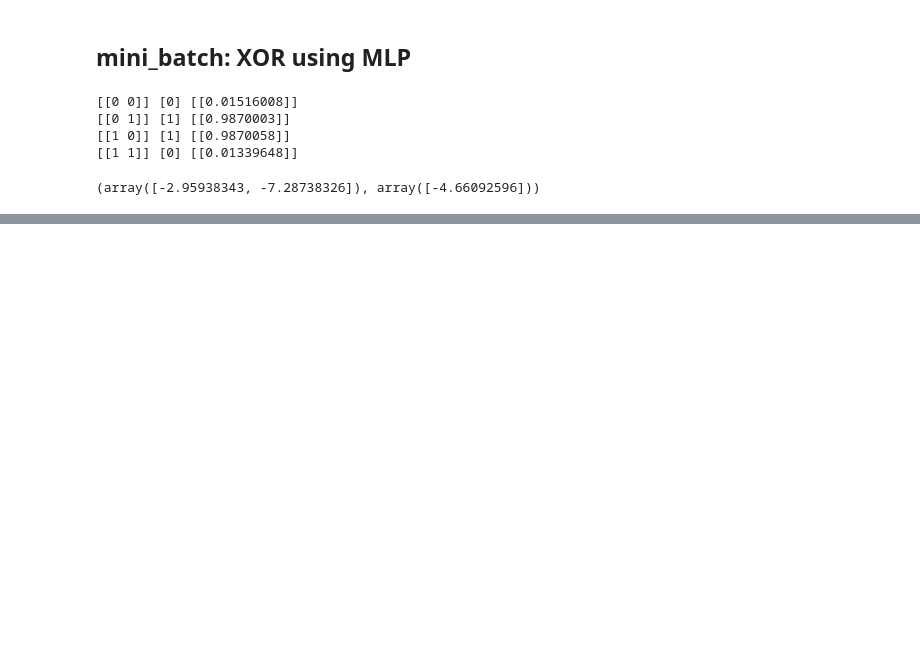
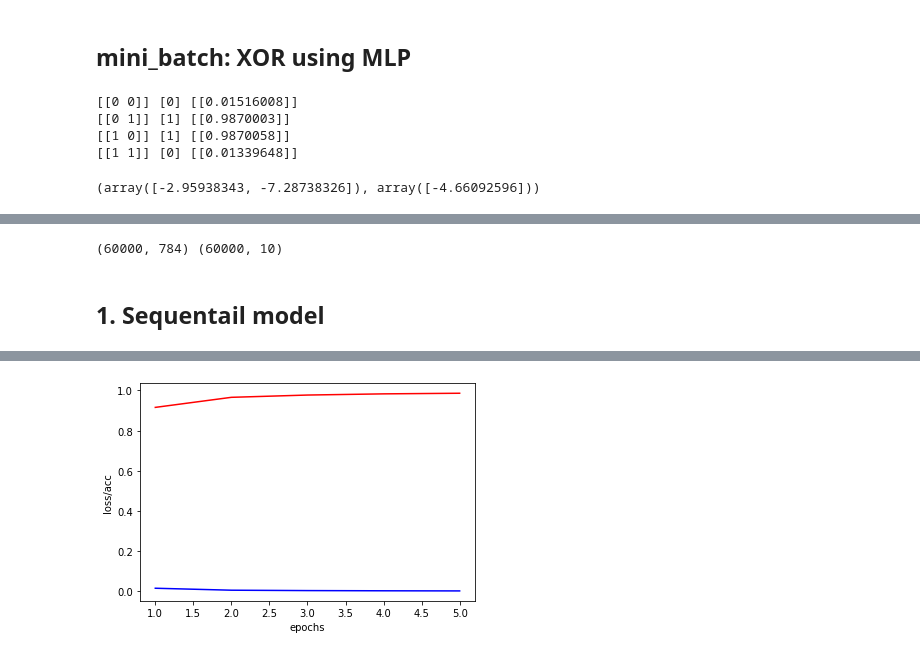
Before and after one commit to dpfpsel0622/pdm11, a Jupyter notebook: notebook/chap07_MLP_Keras.ipynb, the cells around one changed output, grey strips where cells are left out. Cells and saved outputs as stored; diff of their text form; code cells hidden in the pictures; blank space fills up the shorter version.

```diff
--- a/notebook/chap07_MLP_Keras.ipynb
+++ b/notebook/chap07_MLP_Keras.ipynb
@@ -103,0 +223,42 @@ B1,B2
+# %%
+#
+# dataset: train, test
+#
+train_images = train_images.reshape((60000, 784))
+train_images = train_images.astype('float32') / 255.0
+
+test_images = test_images.reshape((10000, 784))
+test_images = test_images.astype('float32') / 255.0
+
+train_labels = tf.keras.utils.to_categorical(train_labels)
+test_labels = tf.keras.utils.to_categorical(test_labels)
+
+print(train_images.shape, train_labels.shape)
+# %% [output]
+(60000, 784) (60000, 10)
+# %% [markdown]
+## 1. Sequentail model
+# %%
+# Model
+model = models.Sequential()
+
+model.add(layers.Dense(512, activation='relu', input_shape=(784,)))
+model.add(layers.Dense(10, activation='sigmoid'))
+
+model.compile(optimizer='rmsprop',
+                loss='mse',
+                metrics=['accuracy'])
+# %%
+# Training  with history
+history = model.fit(train_images, train_labels, epochs=5, batch_size=128, verbose=2)
+# Training graph
+loss = history.history['loss']
+acc = history.history['accuracy']
+epochs = range(1, len(loss)+1)
+
+plt.plot(epochs, loss, 'b', label='Training Loss')
+plt.plot(epochs, acc, 'r', label='Accuracy')
+plt.xlabel('epochs')
+plt.ylabel('loss/acc')
+plt.show()
+# %% [output]
@@ -103,0 +275 @@ B1,B2
+[figure, added]
```
Also changed, not shown: parts of 21 cells of this notebook.
